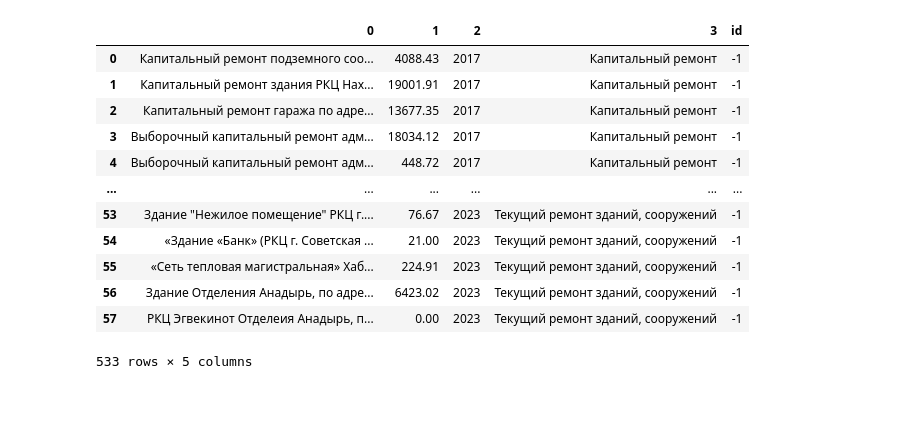
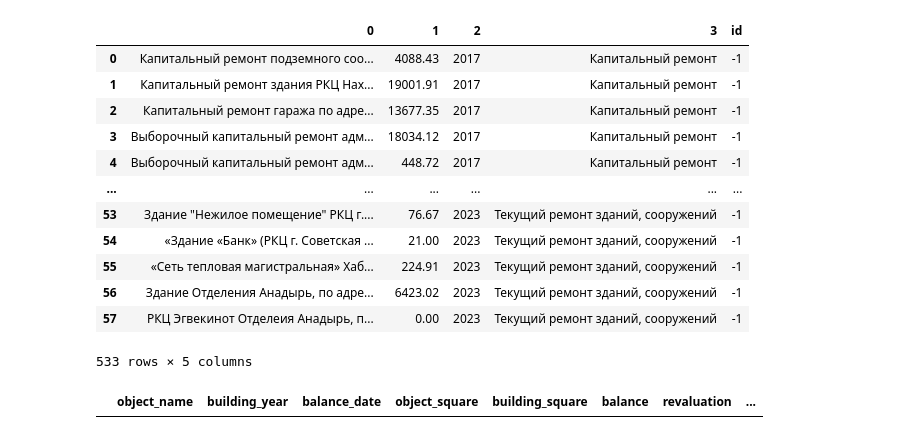
Before and after one commit to zayycev22/inflation, a Jupyter notebook: parse.ipynb, the cells around one changed output. Cells and saved outputs as stored; diff of their text form; code cells hidden in the pictures; blank space fills up the shorter version.

```diff
--- a/parse.ipynb
+++ b/parse.ipynb
@@ -756,3 +733,7 @@ kr_ks_tp
 533 rows × 5 columns
 # %%
 kr_ks_tp.to_csv("kr_ks_tp.csv", index=False)
+# %%
+list_df.loc[(list_df['object_name'].apply(lambda x: "Светланская, д. 71" in str(x))) & (list_df["year"] == 2017)]
+# %% [output]
+|  | object_name | building_year | balance_date | object_square | building_square | balance | revaluation | ... |
```
Also changed, not shown: parts of 8 cells of this notebook, 2 other files.
